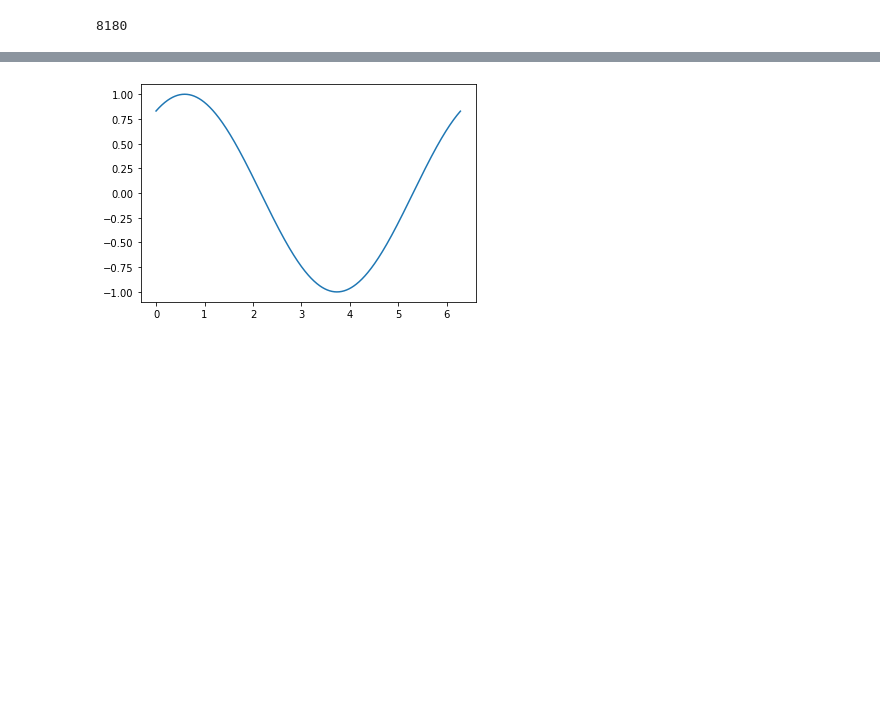
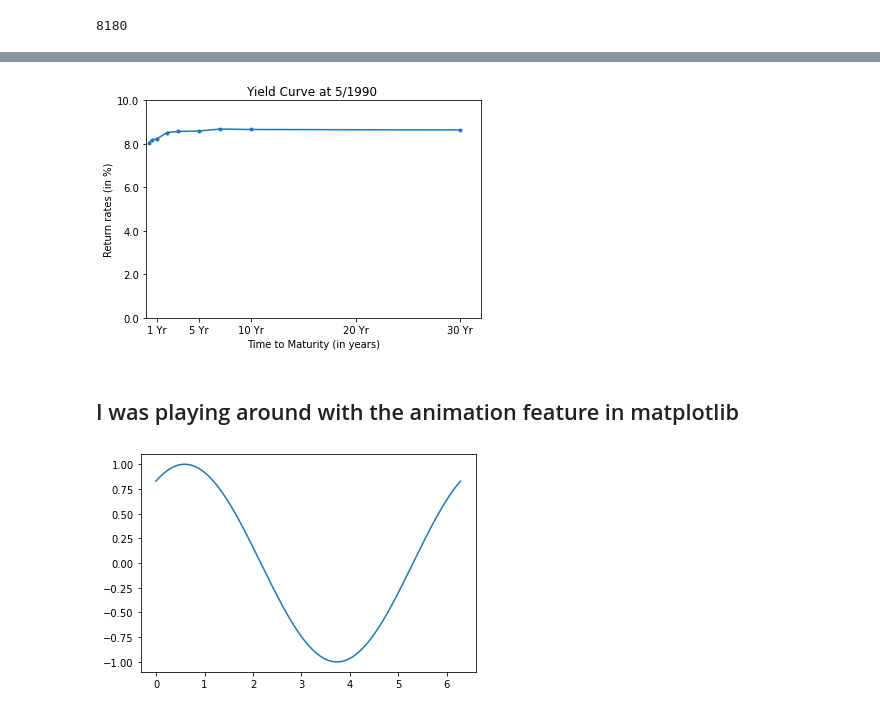
Before and after one commit to jjasim/Yield-Curve-1990-to-2022, a Jupyter notebook: Yield Curve.ipynb, the cells around one changed output, grey strips where cells are left out. Saved outputs shown, nothing was run; the diff lists cells and outputs as text; code cells hidden in the pictures; blank space fills up the shorter version.

```diff
--- a/Yield Curve.ipynb
+++ b/Yield Curve.ipynb
@@ -215,3 +210,77 @@ IndexError: list index out of range
+# %%
+import numpy as np
+import matplotlib.pyplot as plt
+import matplotlib.animation as animation
+import matplotlib.lines as lines
+from matplotlib.ticker import FormatStrFormatter
+import matplotlib.ticker as plticker
+
+fig, ax = plt.subplots()
+
+x = np.arange(0, 2*np.pi, 0.01)
+line, = ax.plot(x, np.sin(x))
+
+global count
+count = -1
+
+def func():
+    global count
+    count += 1
+    #print(count)
+    plt.title(f"Yield Curve at %s " % (str(dates[count].month) + "/" + str(dates[count].year)))
+    return plot.loc[plot["Date"]==dates[count]].values[0][1:].tolist()
+
+def animate(i):
+    y_dat = np.array(func())
+    mask = np.isfinite(y_dat)
+    x_dat = np.array([0.08, 0.016, 0.25, 0.5, 1, 2, 3, 5, 7, 10, 20, 30]) #Slowing step FIX
+
+    y_lim_list = [y for y in y_dat if str(y) != 'nan']
+    #plt.ylim([min(y_lim_list)-0.25, max(y_lim_list)+0.25])
+
+    #ffill() is to resolve the issue with having NaN values
+    line.set_marker(".")
+    line.set_ydata(y_dat[mask])  # update the data.
+    line.set_xdata(x_dat[mask])
+    #print(line.get_data())
+    #print(y_dat)
+    return line,
+
+#Interval is how fast each frame is displayed in ms (if interval = 15, show each frame for 15 seconds)
+#save_count is the number of days you want to plot out
+ani = animation.FuncAnimation(
+    fig, animate, interval=30, blit=True, save_count=100)
+
+plt.ylim([0, 10])
+plt.xlim([0, 32])
+plt.ylabel("Return rates (in %)")
+plt.xlabel("Time to Maturity (in years)")
+plt.margins(x=0.02)
+ax.set_xticks([1, 5, 10, 20, 30])
+ax.set_xticklabels(["1 Yr", "5 Yr", "10 Yr", "20 Yr","30 Yr"])
+fig.patch.set_facecolor('xkcd:white')
+ax.yaxis.set_major_formatter(FormatStrFormatter('%.1f'))
+loc = plticker.MultipleLocator(base=2)
+ax.yaxis.set_major_locator(loc)
+#ax.text(8, 8, 'boxed italics text in data coords', style='italic',
+#        bbox={'facecolor': 'red', 'alpha': 0.5, 'pad': 10})
+
+
+# To save the animation, use e.g.
+#
+#ani.save("lines.gif")
+#
+# or
+#
+writer = animation.FFMpegWriter(
+    fps=15, metadata=dict(artist='Me'), bitrate=1800)
+ani.save("y.mp4", writer=writer)
+
+plt.show()
+# %% [output]
+[figure, added]
+# %% [markdown]
+## I was playing around with the animation feature in matplotlib
 # %%
 import numpy as np
 import matplotlib.pyplot as plt
```
Also changed, not shown: parts of 7 cells of this notebook.
